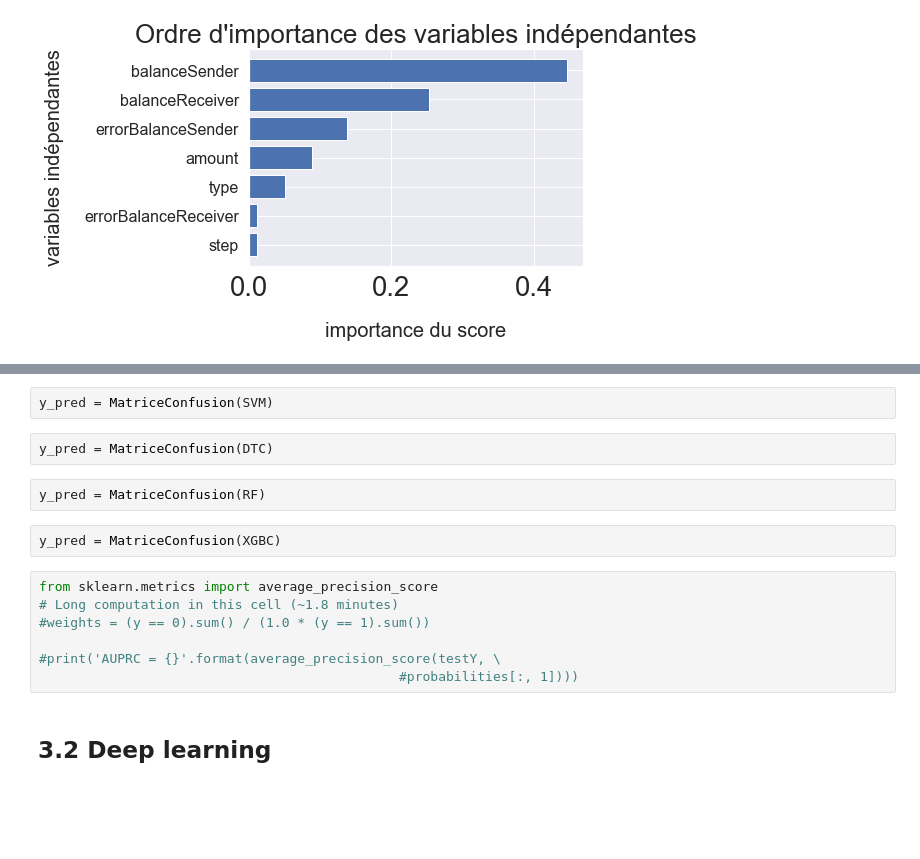
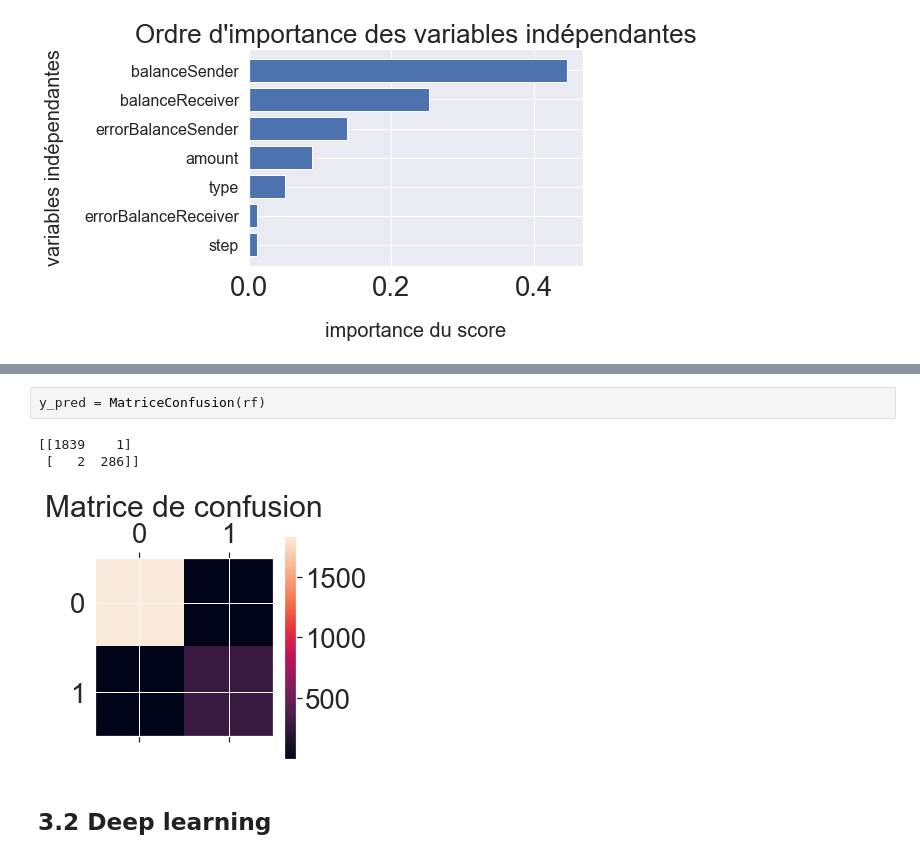
Before and after one commit to ValerieGrimault/ProjetFraude, a Jupyter notebook: traitement_des_donnees/MachineLearning.ipynb, the cells around one changed output, grey strips where cells are left out. Cells and saved outputs as stored; diff of their text form; blank space fills up the shorter version.

```diff
--- a/traitement_des_donnees/MachineLearning.ipynb
+++ b/traitement_des_donnees/MachineLearning.ipynb
@@ -1261,18 +954,9 @@ y_pred = MatriceConfusion(LR)
 # %%
-y_pred = MatriceConfusion(SVM)
+y_pred = MatriceConfusion(rf)
+# %% [output]
+[[1839    1]
+ [   2  286]]
+[figure, added]
-# %%
-y_pred = MatriceConfusion(DTC)
-# %%
-y_pred = MatriceConfusion(RF)
-# %%
-y_pred = MatriceConfusion(XGBC)
-# %%
-from sklearn.metrics import average_precision_score
-# Long computation in this cell (~1.8 minutes)
-#weights = (y == 0).sum() / (1.0 * (y == 1).sum())
-
-#print('AUPRC = {}'.format(average_precision_score(testY, \
-                                              #probabilities[:, 1])))
 # %% [markdown]
 <h2> 3.2 Deep learning </h2>
 # %%
```
Also changed, not shown: parts of 56 cells of this notebook, 2 other files.
